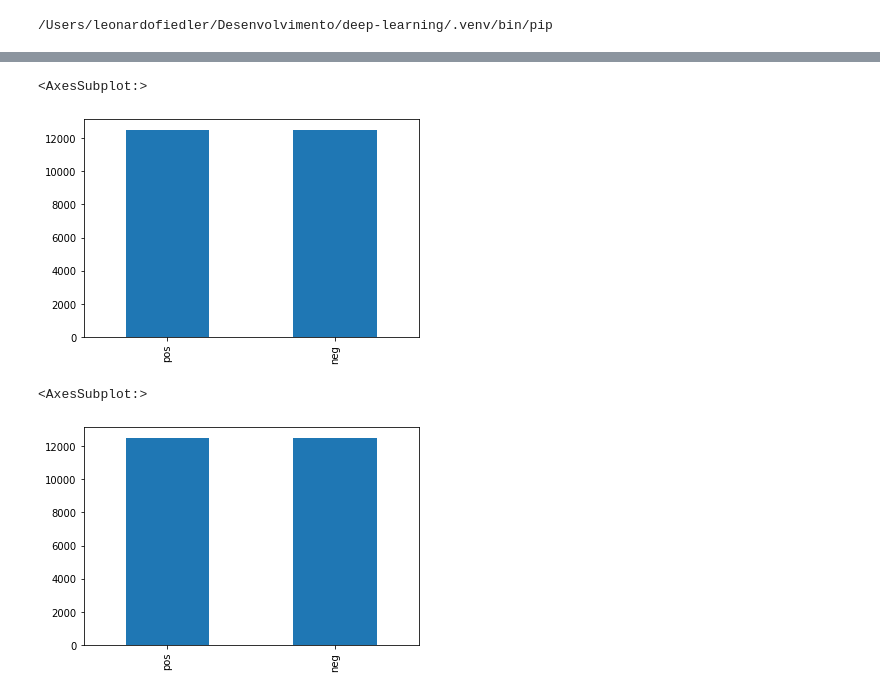
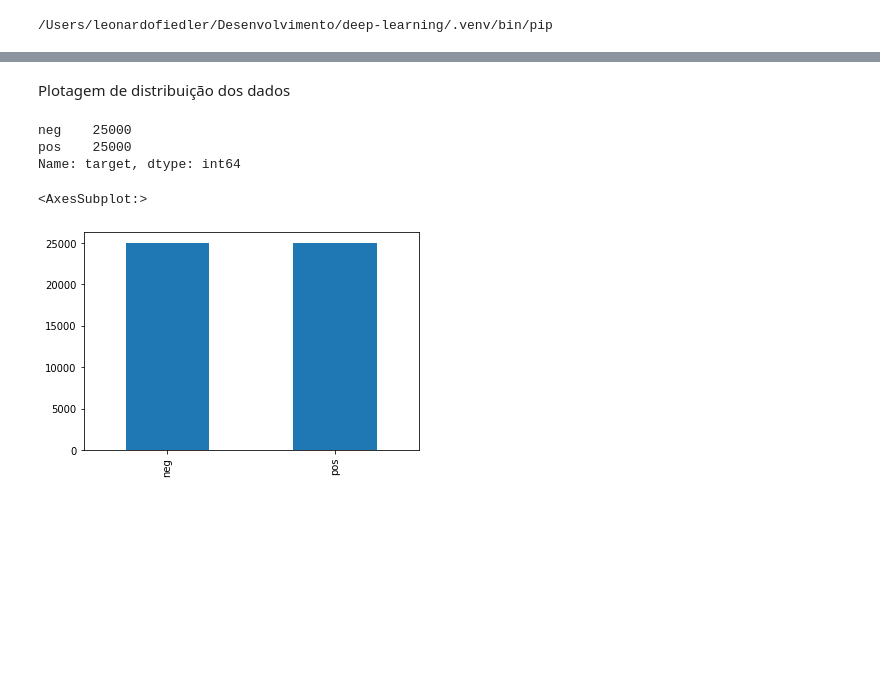
Before and after one commit to leonardoFiedler/deep-learning-python-furb, a Jupyter notebook: Trabalho.ipynb, the cells around one changed output, grey strips where cells are left out. Drawn from its saved outputs; the diff is of its cells as text; code cells hidden in the pictures; blank space fills up the shorter version.

```diff
--- a/Trabalho.ipynb
+++ b/Trabalho.ipynb
@@ -47,0 +63,4 @@ df_test.head()
+# %%
+df_data = df_train.append(df_test)
+
+df_data.head()
@@ -48,10 +74,13 @@ df_test.head()
+# %% [markdown]
+Plotagem de distribuição dos dados
+# %%
+df_data.target.value_counts()
+# %% [output]
+neg    25000
+pos    25000
+Name: target, dtype: int64
 # %%
-df_train.target.value_counts().plot.bar()
+df_data.target.value_counts().plot.bar()
 # %% [output]
 <AxesSubplot:>
-[figure, old version]
+[figure, new version]
-# %%
-df_test.target.value_counts().plot.bar()
-# %% [output]
-<AxesSubplot:>
-[figure, removed]
```
Also changed, not shown: parts of 43 cells of this notebook, 1 other file.
